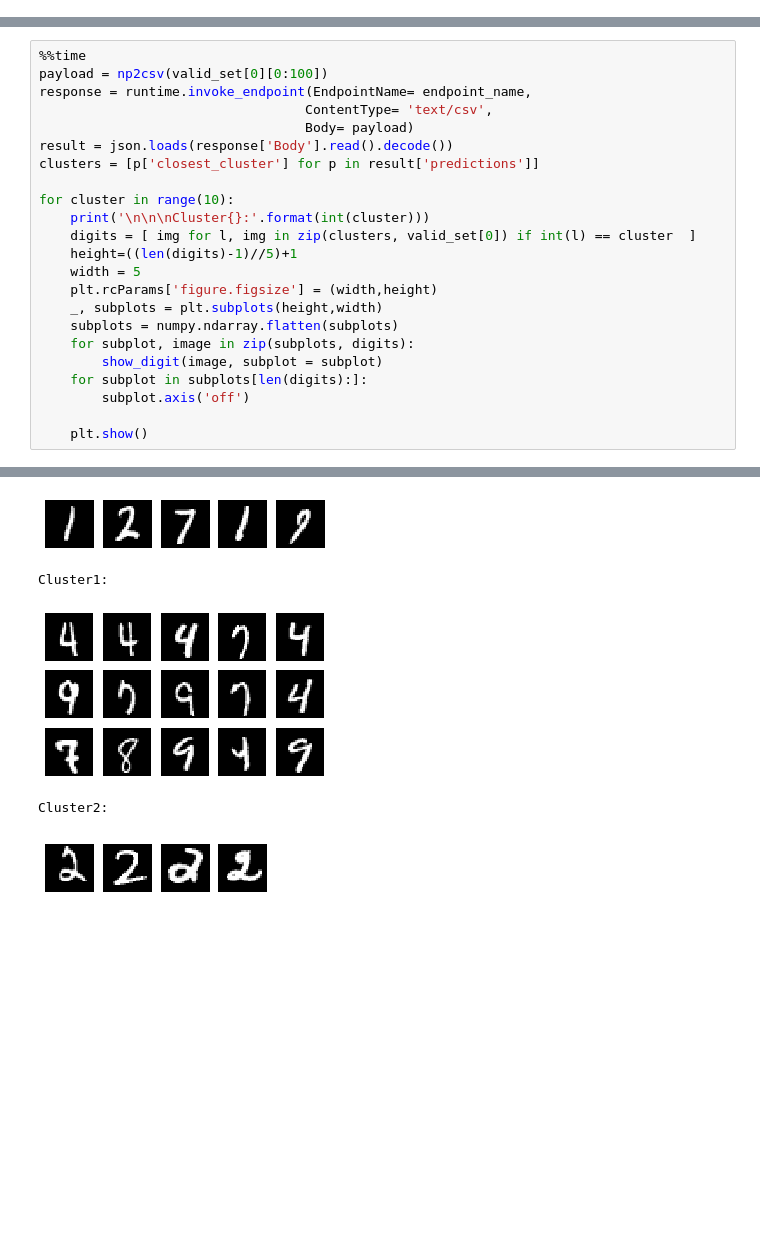
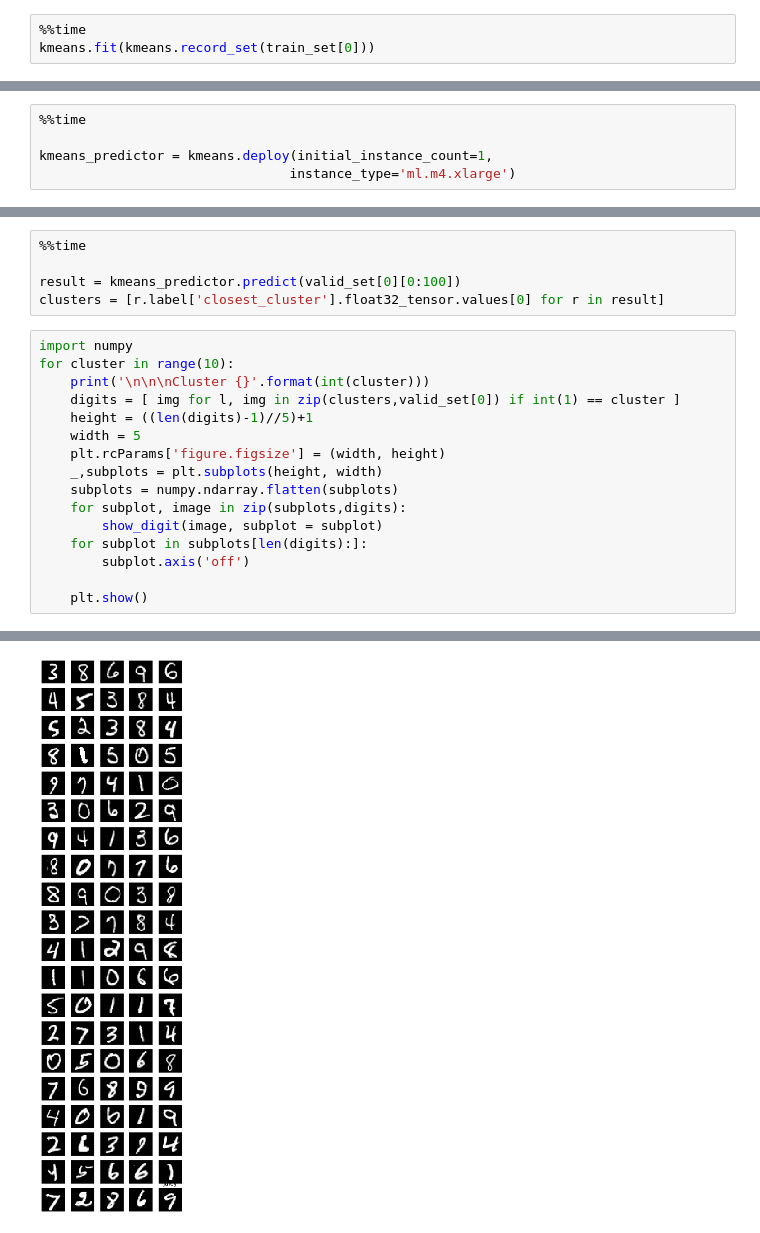
Before and after one commit to k3agan/serverless, a Jupyter notebook: ml_scripts/kmeans_sagemaker_endpoint.ipynb, the cells around one changed output, grey strips where cells are left out. Saved outputs shown, nothing was run; the diff lists cells and outputs as text; blank space fills up the shorter version.

```diff
--- a/ml_scripts/kmeans_sagemaker_endpoint.ipynb
+++ b/ml_scripts/kmeans_sagemaker_endpoint.ipynb
@@ -244,0 +50,3 @@ print(result)
+# %%
+%%time
+kmeans.fit(kmeans.record_set(train_set[0]))
@@ -244,0 +74,5 @@ print(result)
+# %%
+%%time
+
+kmeans_predictor = kmeans.deploy(initial_instance_count=1,
+                                instance_type='ml.m4.xlarge')
@@ -245,21 +85,19 @@ print(result)
+# %%
+%%time
+
+result = kmeans_predictor.predict(valid_set[0][0:100])
+clusters = [r.label['closest_cluster'].float32_tensor.values[0] for r in result]
 # %%
-%%time
-payload = np2csv(valid_set[0][0:100])
-response = runtime.invoke_endpoint(EndpointName= endpoint_name,
-                                  ContentType= 'text/csv',
-                                  Body= payload)
-result = json.loads(response['Body'].read().decode())
-clusters = [p['closest_cluster'] for p in result['predictions']]
-
+import numpy
 for cluster in range(10):
-    print('\n\n\nCluster{}:'.format(int(cluster)))
-    digits = [ img for l, img in zip(clusters, valid_set[0]) if int(l) == cluster  ]
-    height=((len(digits)-1)//5)+1
+    print('\n\n\nCluster {}'.format(int(cluster)))
+    digits = [ img for l, img in zip(clusters,valid_set[0]) if int(1) == cluster ]
+    height = ((len(digits)-1)//5)+1
     width = 5
-    plt.rcParams['figure.figsize'] = (width,height)
-    _, subplots = plt.subplots(height,width)
+    plt.rcParams['figure.figsize'] = (width, height)
+    _,subplots = plt.subplots(height, width)
     subplots = numpy.ndarray.flatten(subplots)
-    for subplot, image in zip(subplots, digits):
+    for subplot, image in zip(subplots,digits):
         show_digit(image, subplot = subplot)
     for subplot in subplots[len(digits):]:
         subplot.axis('off')
@@ -270,5 +110 @@ Cluster0:
-[figure, old version]
+[figure, new version]
-Cluster1:
-[figure, removed]
-Cluster2:
-[figure, removed]
```
Also changed, not shown: parts of 22 cells of this notebook.
